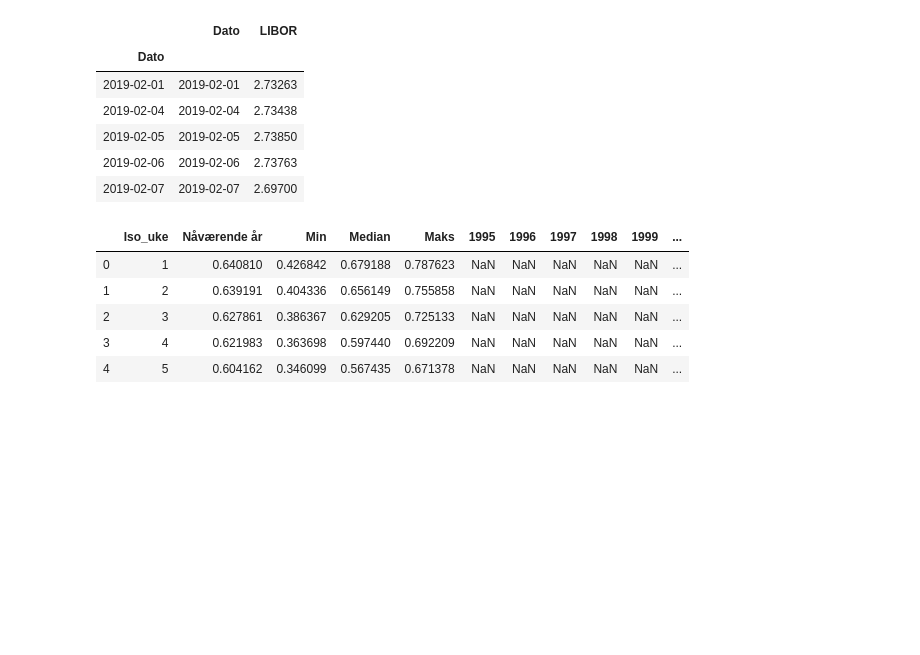
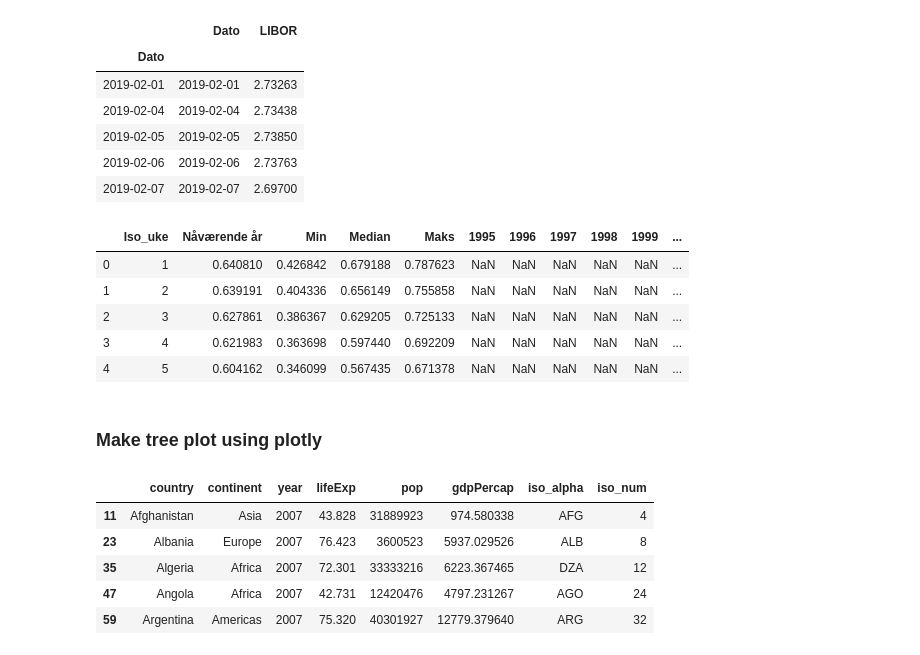
Before and after one commit to DataScienceLead/RealInvestment, a Jupyter notebook: makrofigures.ipynb, the cells around one changed output. Saved outputs shown, nothing was run; the diff lists cells and outputs as text; code cells hidden in the pictures; blank space fills up the shorter version.

```diff
--- a/makrofigures.ipynb
+++ b/makrofigures.ipynb
@@ -1444,3 +1449,5 @@ for series in json_data['Results']['series']:
 url = 'https://data.bls.gov/images/buttons/download_button_xlsx'
 
 pd
+# %% [markdown]
+### Make tree plot using plotly
@@ -1446,0 +1467,23 @@ pd
+# %%
+# To-do replace gapminder data with data for gross product for indust
+import plotly.express as px
+import numpy as np
+
+df = px.data.gapminder().query("year == 2007")
+fig = px.treemap(df, path=[px.Constant("world"), 'continent'], values='pop'#  , 'country',
+                  # color='lifeExp', hover_data=['iso_alpha'],
+                  # color_continuous_scale='RdBu',
+                  # color_continuous_midpoint=np.average(df['lifeExp'], weights=df['pop'])
+                )
+fig.update_layout(margin = dict(t=50, l=25, r=25, b=25))
+# fig.show()
+fig.write_html("folder+plotlyfig.html")
+# %%
+df.head()
+# %% [output]
+|  | country | continent | year | lifeExp | pop | gdpPercap | iso_alpha | iso_num |
+| 11 | Afghanistan | Asia | 2007 | 43.828 | 31889923 | 974.580338 | AFG | 4 |
+| 23 | Albania | Europe | 2007 | 76.423 | 3600523 | 5937.029526 | ALB | 8 |
+| 35 | Algeria | Africa | 2007 | 72.301 | 33333216 | 6223.367465 | DZA | 12 |
+| 47 | Angola | Africa | 2007 | 42.731 | 12420476 | 4797.231267 | AGO | 24 |
+| 59 | Argentina | Americas | 2007 | 75.320 | 40301927 | 12779.379640 | ARG | 32 |
```
Also changed, not shown: parts of 3 cells of this notebook, 1 other file.
